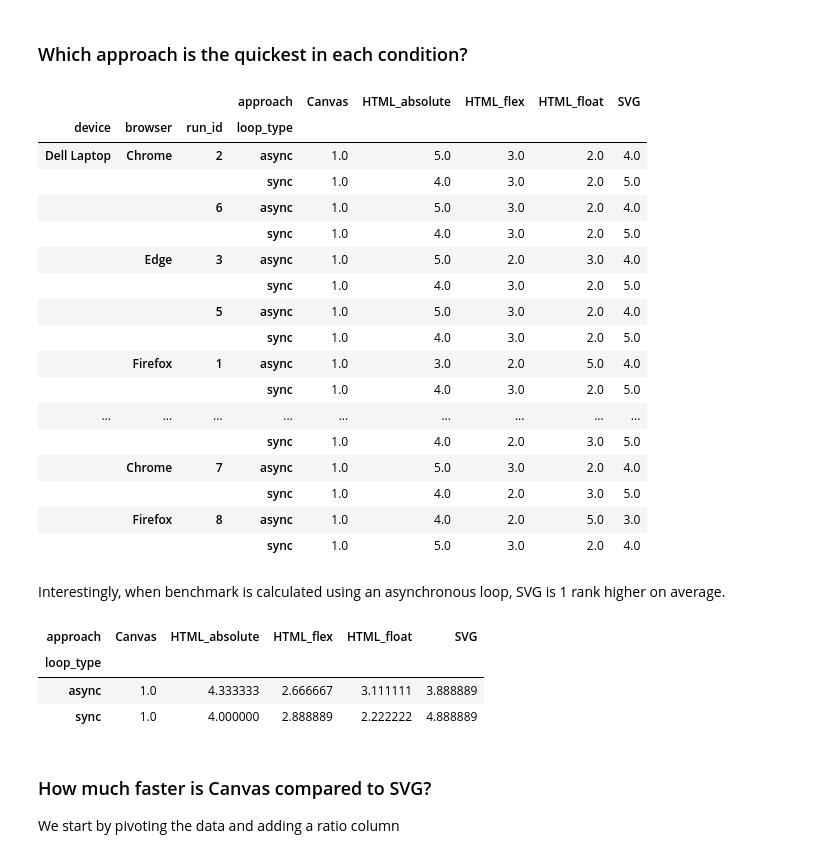
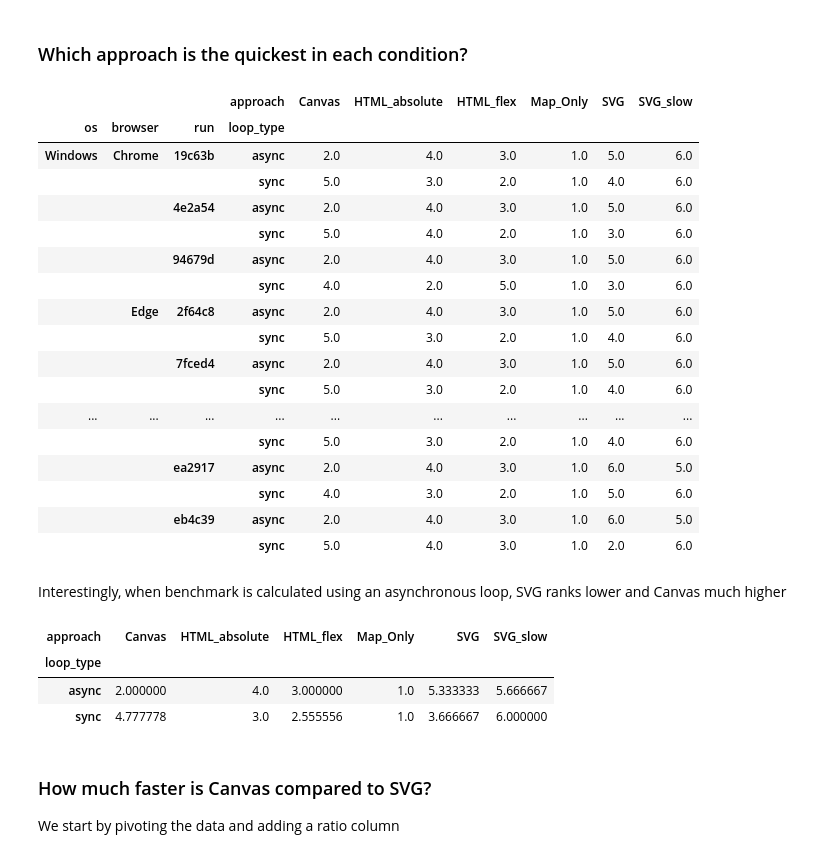
Before and after one commit to raphv/benchmark, a Jupyter notebook: benchmark-notebook.ipynb, the cells around one changed output. Cells and saved outputs as stored; diff of their text form; code cells hidden in the pictures.

```diff
--- a/benchmark-notebook.ipynb
+++ b/benchmark-notebook.ipynb
@@ -3,6 +15,5 @@
 # %%
-import pandas
-from scipy import stats
-dataset = pandas.read_csv("benchmark-dataset.csv")
+dataset = pandas.read_csv("benchmark-dataset-homogeneous.csv")  # to use homogeneous dataset
+# dataset = pandas.read_csv("benchmark-dataset-heterogeneous.csv") # to use heterogeneous dataset
 dataset
 # %% [output]
@@ -22,37 +33,37 @@ dataset
 # %% [markdown]
 ### Which approach is the quickest in each condition?
 # %%
-pivoted_data = dataset.pivot(index=['device','browser','run_id','loop_type'], columns=['approach'], values='duration')
+pivoted_data = dataset.pivot(index=['os','browser','run','loop_type'], columns=['approach'], values='duration')
 ranked_data = pivoted_data.rank(axis=1)
 ranked_data
 # %% [output]
-|  |  |  | approach | Canvas | HTML_absolute | HTML_flex | HTML_float | SVG |
-| device | browser | run_id | loop_type |  |  |  |  |  |
-| Dell Laptop | Chrome | 2 | async | 1.0 | 5.0 | 3.0 | 2.0 | 4.0 |
-|  |  |  | sync | 1.0 | 4.0 | 3.0 | 2.0 | 5.0 |
-|  |  | 6 | async | 1.0 | 5.0 | 3.0 | 2.0 | 4.0 |
-|  |  |  | sync | 1.0 | 4.0 | 3.0 | 2.0 | 5.0 |
-|  | Edge | 3 | async | 1.0 | 5.0 | 2.0 | 3.0 | 4.0 |
-|  |  |  | sync | 1.0 | 4.0 | 3.0 | 2.0 | 5.0 |
-|  |  | 5 | async | 1.0 | 5.0 | 3.0 | 2.0 | 4.0 |
-|  |  |  | sync | 1.0 | 4.0 | 3.0 | 2.0 | 5.0 |
-|  | Firefox | 1 | async | 1.0 | 3.0 | 2.0 | 5.0 | 4.0 |
-|  |  |  | sync | 1.0 | 4.0 | 3.0 | 2.0 | 5.0 |
-| ... | ... | ... | ... | ... | ... | ... | ... | ... |
-|  |  |  | sync | 1.0 | 4.0 | 2.0 | 3.0 | 5.0 |
-|  | Chrome | 7 | async | 1.0 | 5.0 | 3.0 | 2.0 | 4.0 |
-|  |  |  | sync | 1.0 | 4.0 | 2.0 | 3.0 | 5.0 |
-|  | Firefox | 8 | async | 1.0 | 4.0 | 2.0 | 5.0 | 3.0 |
-|  |  |  | sync | 1.0 | 5.0 | 3.0 | 2.0 | 4.0 |
+|  |  |  | approach | Canvas | HTML_absolute | HTML_flex | Map_Only | SVG | SVG_slow |
+| os | browser | run | loop_type |  |  |  |  |  |  |
+| Windows | Chrome | 19c63b | async | 2.0 | 4.0 | 3.0 | 1.0 | 5.0 | 6.0 |
+|  |  |  | sync | 5.0 | 3.0 | 2.0 | 1.0 | 4.0 | 6.0 |
+|  |  | 4e2a54 | async | 2.0 | 4.0 | 3.0 | 1.0 | 5.0 | 6.0 |
+|  |  |  | sync | 5.0 | 4.0 | 2.0 | 1.0 | 3.0 | 6.0 |
+|  |  | 94679d | async | 2.0 | 4.0 | 3.0 | 1.0 | 5.0 | 6.0 |
+|  |  |  | sync | 4.0 | 2.0 | 5.0 | 1.0 | 3.0 | 6.0 |
+|  | Edge | 2f64c8 | async | 2.0 | 4.0 | 3.0 | 1.0 | 5.0 | 6.0 |
+|  |  |  | sync | 5.0 | 3.0 | 2.0 | 1.0 | 4.0 | 6.0 |
+|  |  | 7fced4 | async | 2.0 | 4.0 | 3.0 | 1.0 | 5.0 | 6.0 |
+|  |  |  | sync | 5.0 | 3.0 | 2.0 | 1.0 | 4.0 | 6.0 |
+| ... | ... | ... | ... | ... | ... | ... | ... | ... | ... |
+|  |  |  | sync | 5.0 | 3.0 | 2.0 | 1.0 | 4.0 | 6.0 |
+|  |  | ea2917 | async | 2.0 | 4.0 | 3.0 | 1.0 | 6.0 | 5.0 |
+|  |  |  | sync | 4.0 | 3.0 | 2.0 | 1.0 | 5.0 | 6.0 |
+|  |  | eb4c39 | async | 2.0 | 4.0 | 3.0 | 1.0 | 6.0 | 5.0 |
+|  |  |  | sync | 5.0 | 4.0 | 3.0 | 1.0 | 2.0 | 6.0 |
 # %% [markdown]
-Interestingly, when benchmark is calculated using an asynchronous loop, SVG is 1 rank higher on average.
+Interestingly, when benchmark is calculated using an asynchronous loop, SVG ranks lower and Canvas much higher
 # %%
 ranked_data.groupby(level='loop_type').mean()
 # %% [output]
-| approach | Canvas | HTML_absolute | HTML_flex | HTML_float | SVG |
-| loop_type |  |  |  |  |  |
-| async | 1.0 | 4.333333 | 2.666667 | 3.111111 | 3.888889 |
-| sync | 1.0 | 4.000000 | 2.888889 | 2.222222 | 4.888889 |
+| approach | Canvas | HTML_absolute | HTML_flex | Map_Only | SVG | SVG_slow |
+| loop_type |  |  |  |  |  |  |
+| async | 2.000000 | 4.0 | 3.000000 | 1.0 | 5.333333 | 5.666667 |
+| sync | 4.777778 | 3.0 | 2.555556 | 1.0 | 3.666667 | 6.000000 |
 # %% [markdown]
 ### How much faster is Canvas compared to SVG?
 
```
Also changed, not shown: parts of 15 cells of this notebook, 3 other files.
